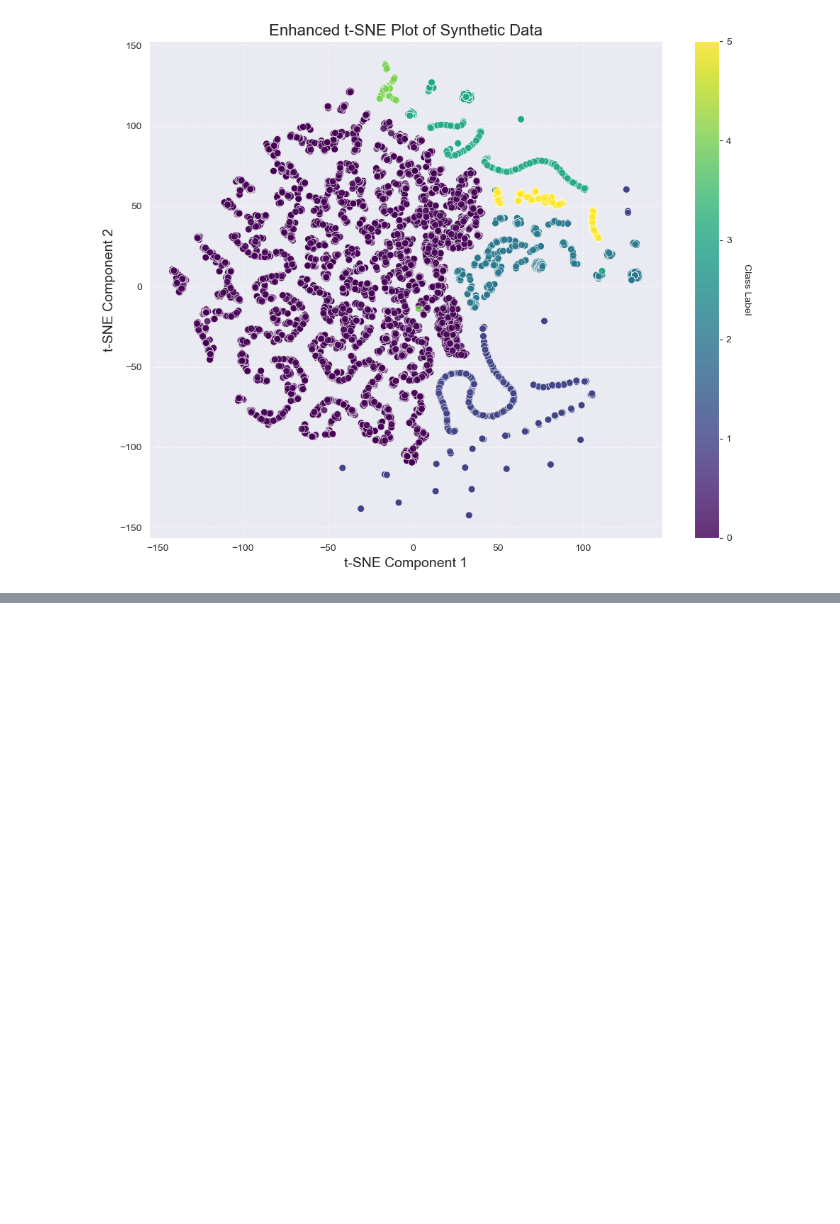
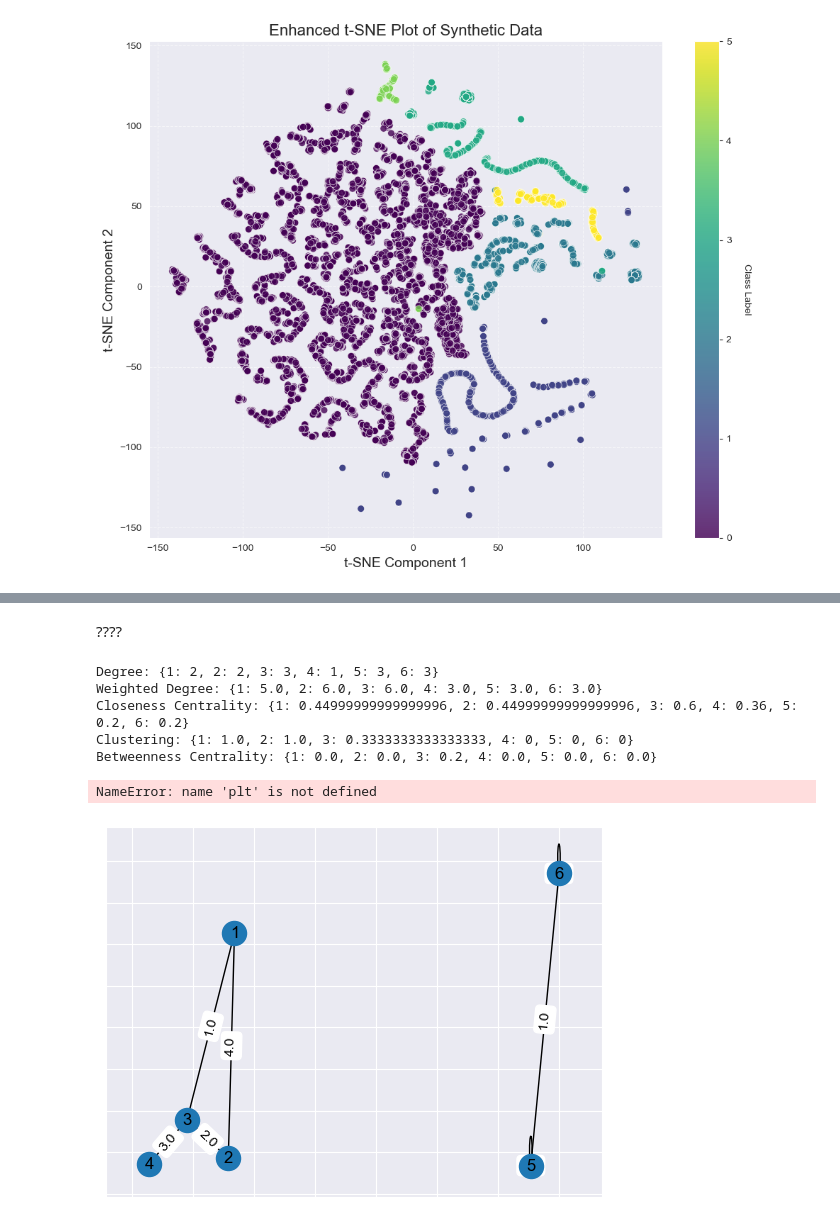
Before and after one commit to l4vd/Ba_first_tries, a Jupyter notebook: models/Original_MLP/try.ipynb, the cells around one changed output, grey strips where cells are left out. Drawn from its saved outputs; the diff is of its cells as text; code cells hidden in the pictures; blank space fills up the shorter version.

```diff
--- a/models/Original_MLP/try.ipynb
+++ b/models/Original_MLP/try.ipynb
@@ -1218,0 +1404,73 @@ plt.show()
+# %% [markdown]
+????
+# %%
+import networkx as nx
+
+# Create a sample graph
+G = nx.Graph()
+# Add edges along with weights
+G.add_edge(1, 2, weight=4.0)
+G.add_edge(1, 3, weight=1.0)
+G.add_edge(2, 3, weight=2.0)
+G.add_edge(3, 4, weight=3.0)
+G.add_edge(5, 6, weight=1.0)
+G.add_edge(5, 5, weight=1.0)
+G.add_edge(6, 5, weight=1.0)
+G.add_edge(6, 6, weight=1.0)
+
+# Degree
+degree = dict(G.degree())
+print("Degree:", degree)
+
+# Weighted Degree
+weighted_degree = dict(G.degree(weight='weight'))
+print("Weighted Degree:", weighted_degree)
+
+# Eccentricity
+#eccentricity = nx.eccentricity(G)
+#print("Eccentricity:", eccentricity)
+
+# Closeness Centrality
+closeness_centrality = nx.closeness_centrality(G)
+print("Closeness Centrality:", closeness_centrality)
+
+# Clustering Coefficient
+clustering = nx.clustering(G)
+print("Clustering:", clustering)
+
+# Betweenness Centrality
+betweenness_centrality = nx.betweenness_centrality(G)
+print("Betweenness Centrality:", betweenness_centrality)
+
+# Eigenvector Centrality
+#eigencentrality = nx.eigenvector_centrality(G)
+#print("Eigenvector Centrality:", eigencentrality)
+# %% [output]
+Degree: {1: 2, 2: 2, 3: 3, 4: 1, 5: 3, 6: 3}
+Weighted Degree: {1: 5.0, 2: 6.0, 3: 6.0, 4: 3.0, 5: 3.0, 6: 3.0}
+Closeness Centrality: {1: 0.44999999999999996, 2: 0.44999999999999996, 3: 0.6, 4: 0.36, 5: 0.2, 6: 0.2}
+Clustering: {1: 1.0, 2: 1.0, 3: 0.3333333333333333, 4: 0, 5: 0, 6: 0}
+Betweenness Centrality: {1: 0.0, 2: 0.0, 3: 0.2, 4: 0.0, 5: 0.0, 6: 0.0}
+# %%
+# Create positions for all nodes
+pos = nx.spring_layout(G)
+
+# Draw the nodes
+nx.draw_networkx_nodes(G, pos)
+
+# Draw the edges
+nx.draw_networkx_edges(G, pos)
+
+# Draw the node labels
+nx.draw_networkx_labels(G, pos)
+
+# Draw the edge labels (weights)
+edge_labels = nx.get_edge_attributes(G, 'weight')
+nx.draw_networkx_edge_labels(G, pos, edge_labels=edge_labels)
+
+# Display the plot
+plt.title("Graph with Disconnected Subgraphs and Self-Loops")
+plt.show()
+# %% [output]
+NameError: name 'plt' is not defined
+[figure, added]
```
Also changed, not shown: parts of 9 cells of this notebook, 2 other files.
